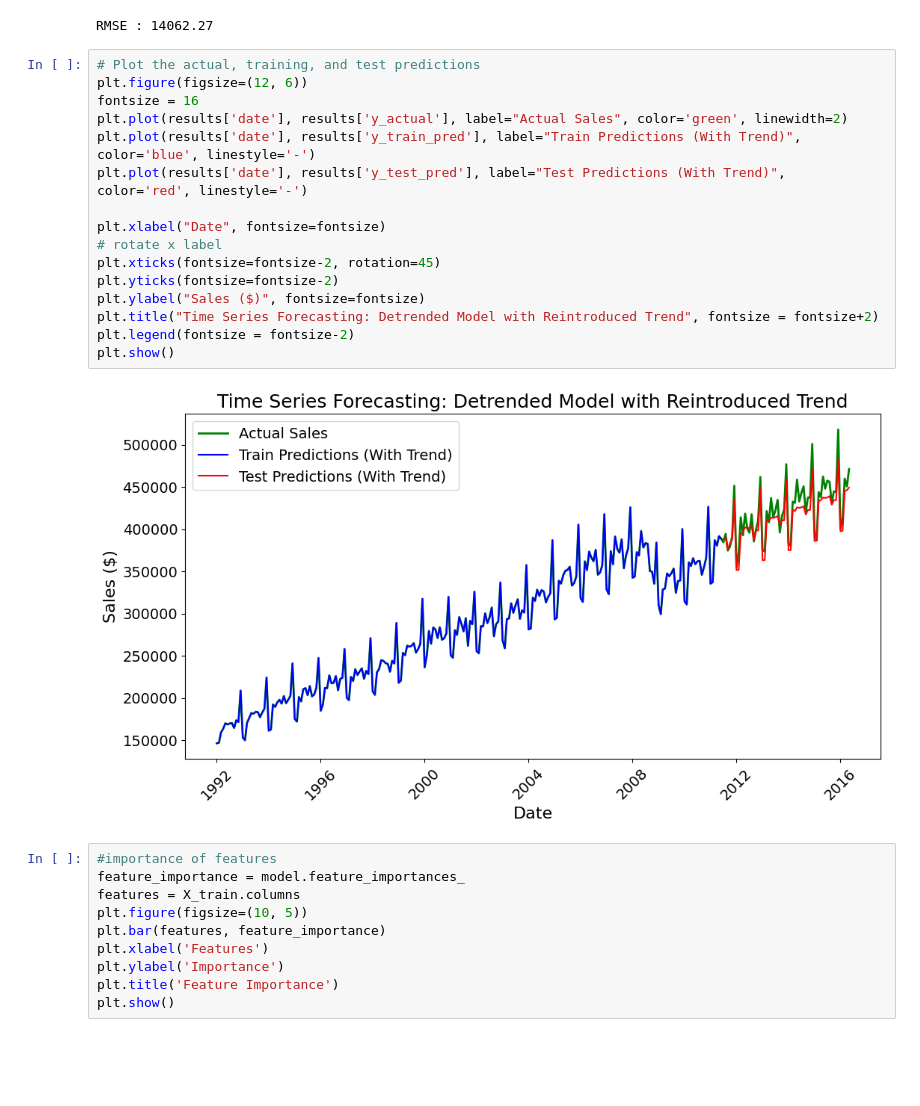
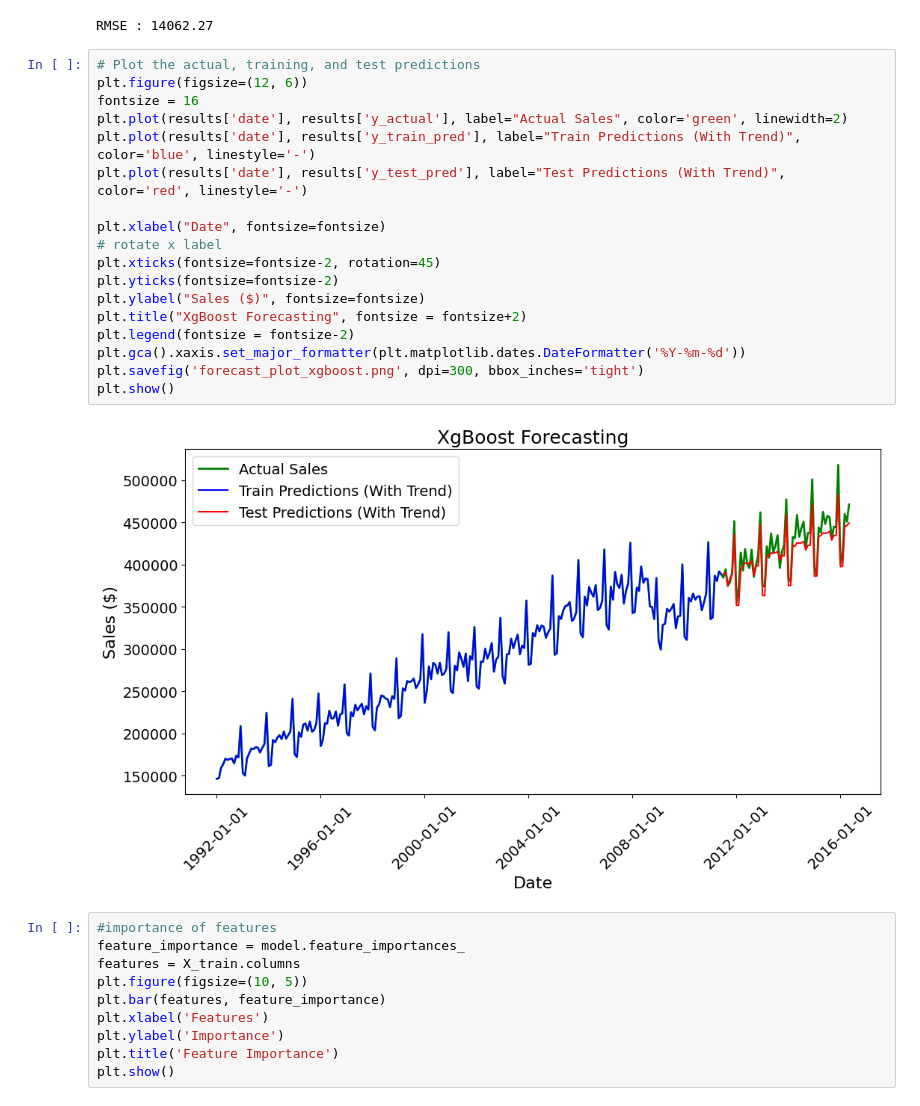
Before and after one commit to siwa-p/Time-Series-Forecasting, a Jupyter notebook: notebooks/xgboost.ipynb, the cells around one changed output. Cells and saved outputs as stored; diff of their text form; blank space fills up the shorter version.

Commit message:
added xgboost plot

```diff
--- a/notebooks/xgboost.ipynb
+++ b/notebooks/xgboost.ipynb
@@ -76,21 +76,23 @@ RMSE : 14062.27
 # %%
 # Plot the actual, training, and test predictions
 plt.figure(figsize=(12, 6))
 fontsize = 16
 plt.plot(results['date'], results['y_actual'], label="Actual Sales", color='green', linewidth=2)
 plt.plot(results['date'], results['y_train_pred'], label="Train Predictions (With Trend)", color='blue', linestyle='-')
 plt.plot(results['date'], results['y_test_pred'], label="Test Predictions (With Trend)", color='red', linestyle='-')
 
 plt.xlabel("Date", fontsize=fontsize)
 # rotate x label
 plt.xticks(fontsize=fontsize-2, rotation=45)
 plt.yticks(fontsize=fontsize-2)
 plt.ylabel("Sales ($)", fontsize=fontsize)
-plt.title("Time Series Forecasting: Detrended Model with Reintroduced Trend", fontsize = fontsize+2)
+plt.title("XgBoost Forecasting", fontsize = fontsize+2)
 plt.legend(fontsize = fontsize-2)
+plt.gca().xaxis.set_major_formatter(plt.matplotlib.dates.DateFormatter('%Y-%m-%d'))
+plt.savefig('forecast_plot_xgboost.png', dpi=300, bbox_inches='tight')
 plt.show()
 # %% [output]
-[figure, old version]
+[figure, new version]
 # %%
 #importance of features
 feature_importance = model.feature_importances_
```
Also changed, not shown: 2 other files.
